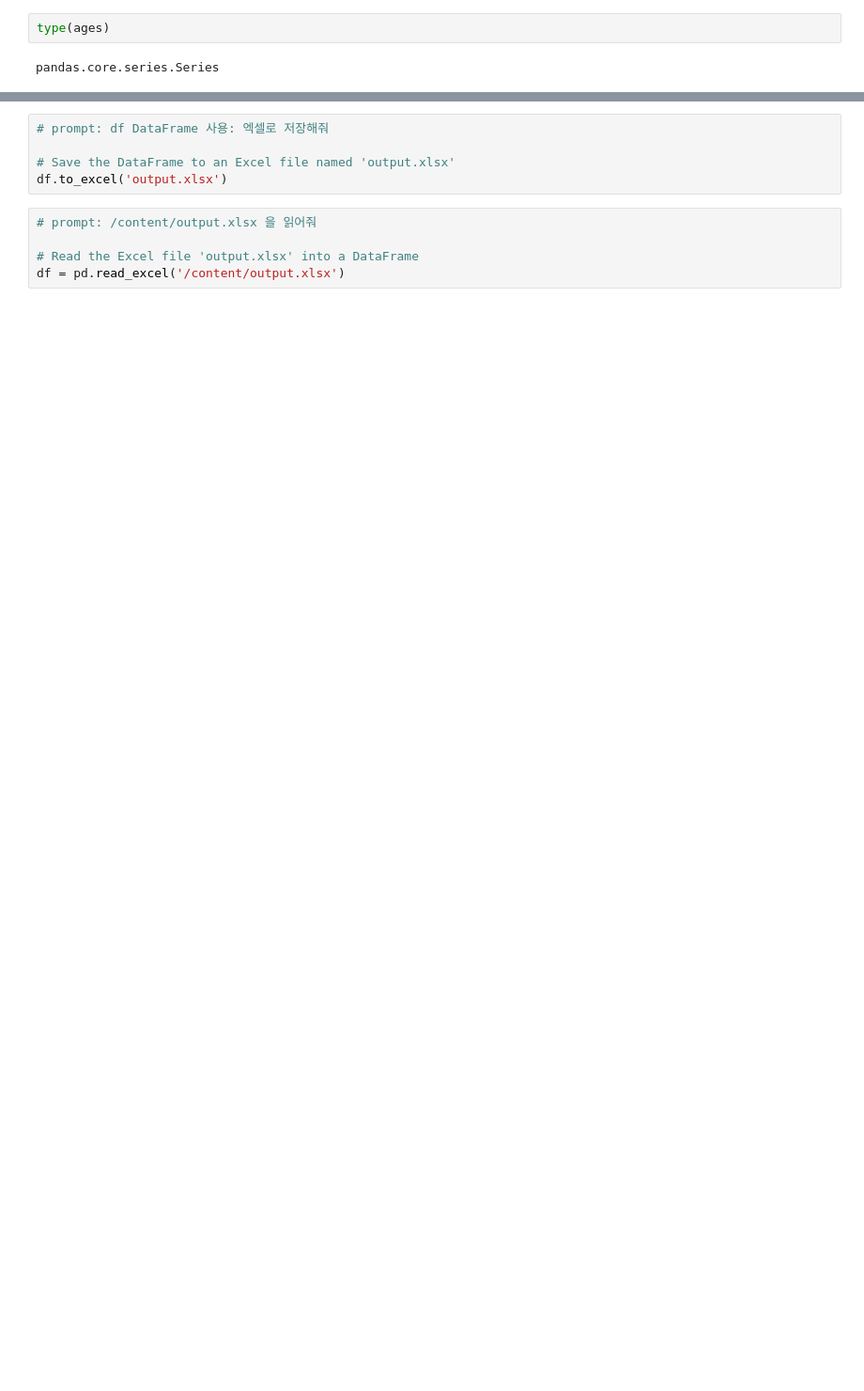
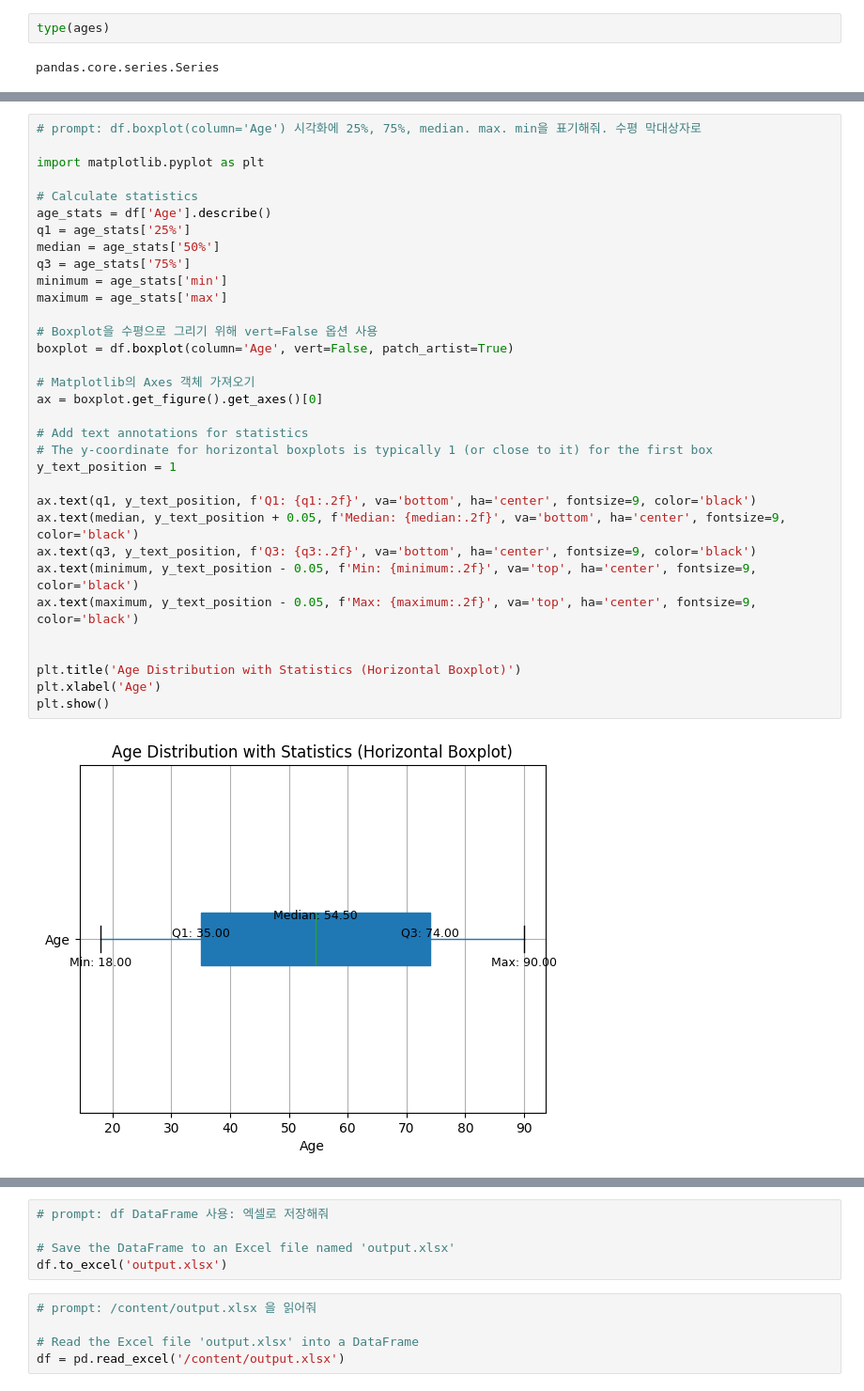
Before and after one commit to ancestor9/Introduction-to-BigData-Analysis, a Jupyter notebook: 7주차/pandas_01.ipynb, the cells around one changed output, grey strips where cells are left out. Shown: that part at 94% size. Saved outputs shown, nothing was run; the diff lists cells and outputs as text; blank space fills up the shorter version.

```diff
--- a/7주차/pandas_01.ipynb
+++ b/7주차/pandas_01.ipynb
@@ -89,0 +189,35 @@ df.describe()
+# %%
+# prompt: df.boxplot(column='Age') 시각화에 25%, 75%, median. max. min을 표기해줘. 수평 막대상자로
+
+import matplotlib.pyplot as plt
+
+# Calculate statistics
+age_stats = df['Age'].describe()
+q1 = age_stats['25%']
+median = age_stats['50%']
+q3 = age_stats['75%']
+minimum = age_stats['min']
+maximum = age_stats['max']
+
+# Boxplot을 수평으로 그리기 위해 vert=False 옵션 사용
+boxplot = df.boxplot(column='Age', vert=False, patch_artist=True)
+
+# Matplotlib의 Axes 객체 가져오기
+ax = boxplot.get_figure().get_axes()[0]
+
+# Add text annotations for statistics
+# The y-coordinate for horizontal boxplots is typically 1 (or close to it) for the first box
+y_text_position = 1
+
+ax.text(q1, y_text_position, f'Q1: {q1:.2f}', va='bottom', ha='center', fontsize=9, color='black')
+ax.text(median, y_text_position + 0.05, f'Median: {median:.2f}', va='bottom', ha='center', fontsize=9, color='black')
+ax.text(q3, y_text_position, f'Q3: {q3:.2f}', va='bottom', ha='center', fontsize=9, color='black')
+ax.text(minimum, y_text_position - 0.05, f'Min: {minimum:.2f}', va='top', ha='center', fontsize=9, color='black')
+ax.text(maximum, y_text_position - 0.05, f'Max: {maximum:.2f}', va='top', ha='center', fontsize=9, color='black')
+
+
+plt.title('Age Distribution with Statistics (Horizontal Boxplot)')
+plt.xlabel('Age')
+plt.show()
+# %% [output]
+[figure, added]
```
Also changed, not shown: parts of 20 cells of this notebook.
